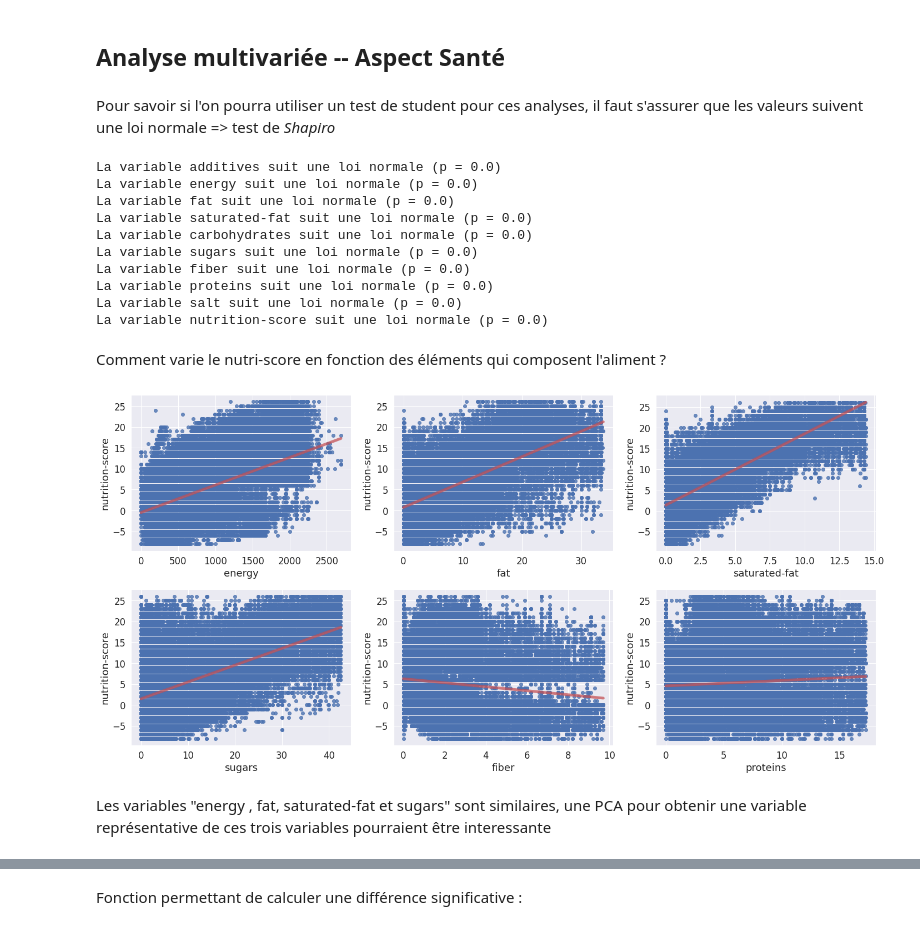
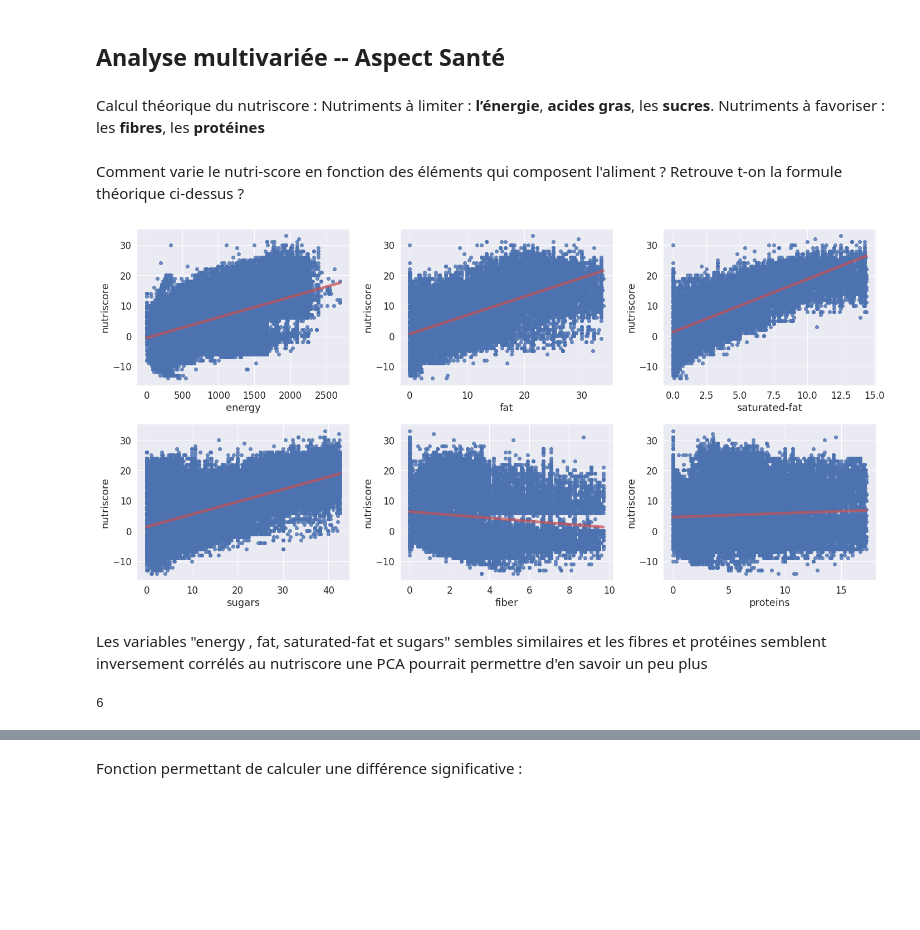
Before and after one commit to AurelienCD/Formation_OCR_Ing_Machine_Learning, a Jupyter notebook: PSanté_02_notebookexploration.ipynb, the cells around one changed output, grey strips where cells are left out. Cells and saved outputs as stored; diff of their text form; code cells hidden in the pictures; blank space fills up the shorter version.

```diff
--- a/PSanté_02_notebookexploration.ipynb
+++ b/PSanté_02_notebookexploration.ipynb
@@ -88,13 +89,2 @@ df['Empreinte_carbonne_théorique'] = np.where(df['Produce_in_UE'] == "yes", 0.3
 # %% [markdown]
 Ajouter une nouvelle colonne "*Organic_product*" en se basant sur la variable "*product_name*"
-# %%
-bio_list = []
-
-for i in range(len(df['product_name'])):
-  if "Organic" in str(df['product_name'][i]) or "organic" in str(df['product_name'][i]) or "biologique" in str(df['product_name'][i]) or "organisch" in str(df['product_name'][i]) or "organico " in str(df['product_name'][i]):
-    bio_list.append("yes")
-  else:
-    bio_list.append("no")
-
-df['Organic_product'] = bio_list
-df['Organic_product'].value_counts()
@@ -104,0 +91,4 @@ Name: Organic_product, dtype: int64
+# %%
+bio_list = ["Organic", "organic", "biologique", "organisch", "organico"]
+df['Organic_product'] = df['product_name'].str.contains('|'.join(bio_list))
+df['Organic_product'].value_counts()
@@ -214,6 +219,5 @@ pie.savefig("Food_origin_circ_diag.png")
 # Analyse mulitvariées de chaques variables
 # %% [markdown]
 Etant donnée que l'on veut comparer les données des variables entre elles (données appariées) on supprimer les lignes qui ont des NaN :
-# %%
-for elm in df:
-  df = df[df[elm].notna()]
+# %%
+df.dropna(inplace= True)
@@ -298,43 +306,27 @@ figure_pvalue_corr.savefig("heatmap_quantitative_variables_pvalue_corr", dpi=400
 # %% [markdown]
 ## Analyse multivariée -- Aspect Santé
-# %% [markdown]
-Pour savoir si l'on pourra utiliser un test de student pour ces analyses, il faut s'assurer que les valeurs suivent une loi normale => test de *Shapiro*
-# %%
-for elm in dfQ:
-	result_shapiro = stats.shapiro(dfQ[elm])
-	if result_shapiro[1]< 0.05:
-		print("La variable " + str(elm + " suit une loi normale (p = " + str(result_shapiro[1])) + ")")
-	if result_shapiro[1]> 0.05:
-		print("La variable " + str(elm + " ne suit pas une loi normale (p = " + str(result_shapiro[1])) + ")")
-# %% [output]
-La variable additives suit une loi normale (p = 0.0)
-La variable energy suit une loi normale (p = 0.0)
-La variable fat suit une loi normale (p = 0.0)
-La variable saturated-fat suit une loi normale (p = 0.0)
-La variable carbohydrates suit une loi normale (p = 0.0)
-La variable sugars suit une loi normale (p = 0.0)
-La variable fiber suit une loi normale (p = 0.0)
-La variable proteins suit une loi normale (p = 0.0)
-La variable salt suit une loi normale (p = 0.0)
-La variable nutrition-score suit une loi normale (p = 0.0)
+# %% [markdown]
+Calcul théorique du nutriscore :
+Nutriments à limiter : **l’énergie**, **acides gras**, les **sucres**.
+Nutriments à favoriser : les **fibres**, les **protéines**
 # %% [markdown]
-Comment varie le nutri-score en fonction des éléments qui composent l'aliment ?
+Comment varie le nutri-score en fonction des éléments qui composent l'aliment ? Retrouve t-on la formule théorique ci-dessus ?
 # %%
 fig, axs = plt.subplots(2, 3, figsize=(20, 10))
 
-sns.regplot(x=df['energy'], y=df['nutrition-score'], data=df, ax=axs[0, 0], line_kws={"color":"r","alpha":0.7,"lw":5})
-sns.regplot(x=df['fat'], y=df['nutrition-score'], data=df, ax=axs[0, 1], line_kws={"color":"r","alpha":0.7,"lw":5})
-sns.regplot(x=df['saturated-fat'], y=df['nutrition-score'], ax=axs[0, 2], data=df, line_kws={"color":"r","alpha":0.7,"lw":5})
-sns.regplot(x=df['sugars'], y=df['nutrition-score'], data=df, ax=axs[1, 0], line_kws={"color":"r","alpha":0.7,"lw":5})
-sns.regplot(x=df['fiber'], y=df['nutrition-score'], data=df, ax=axs[1, 1], line_kws={"color":"r","alpha":0.7,"lw":5})
-sns.regplot(x=df['proteins'], y=df['nutrition-score'], data=df, ax=axs[1, 2], line_kws={"color":"r","alpha":0.7,"lw":5})
+sns.regplot(x=df['energy'], y=df['nutriscore'], data=df, ax=axs[0, 0], line_kws={"color":"r","alpha":0.7,"lw":5})
+sns.regplot(x=df['fat'], y=df['nutriscore'], data=df, ax=axs[0, 1], line_kws={"color":"r","alpha":0.7,"lw":5})
+sns.regplot(x=df['saturated-fat'], y=df['nutriscore'], ax=axs[0, 2], data=df, line_kws={"color":"r","alpha":0.7,"lw":5})
+sns.regplot(x=df['sugars'], y=df['nutriscore'], data=df, ax=axs[1, 0], line_kws={"color":"r","alpha":0.7,"lw":5})
+sns.regplot(x=df['fiber'], y=df['nutriscore'], data=df, ax=axs[1, 1], line_kws={"color":"r","alpha":0.7,"lw":5})
+sns.regplot(x=df['proteins'], y=df['nutriscore'], data=df, ax=axs[1, 2], line_kws={"color":"r","alpha":0.7,"lw":5})
 
 plt.tight_layout()
 fig.savefig("Correlation between variables and nutriscore", dpi=400)
 plt.show()
 # %% [output]
-[figure, old version]
+[figure, new version]
-# %% [markdown]
-Les variables "energy , fat, saturated-fat et sugars" sont similaires, une PCA pour obtenir une variable représentative de ces trois variables pourraient être interessante
+# %% [markdown]
+Les variables "energy , fat, saturated-fat et sugars" sembles similaires et les fibres et protéines semblent inversement corrélés au nutriscore une PCA pourrait permettre d'en savoir un peu plus
 # %%
 ## Normalisation des données pour PCA
@@ -344,0 +340,5 @@ x = StandardScaler().fit_transform(x)
+# %%
+#nombre de composantes calculées
+print(pca.n_components_)
+# %% [output]
+6
```
Also changed, not shown: parts of 78 cells of this notebook.
